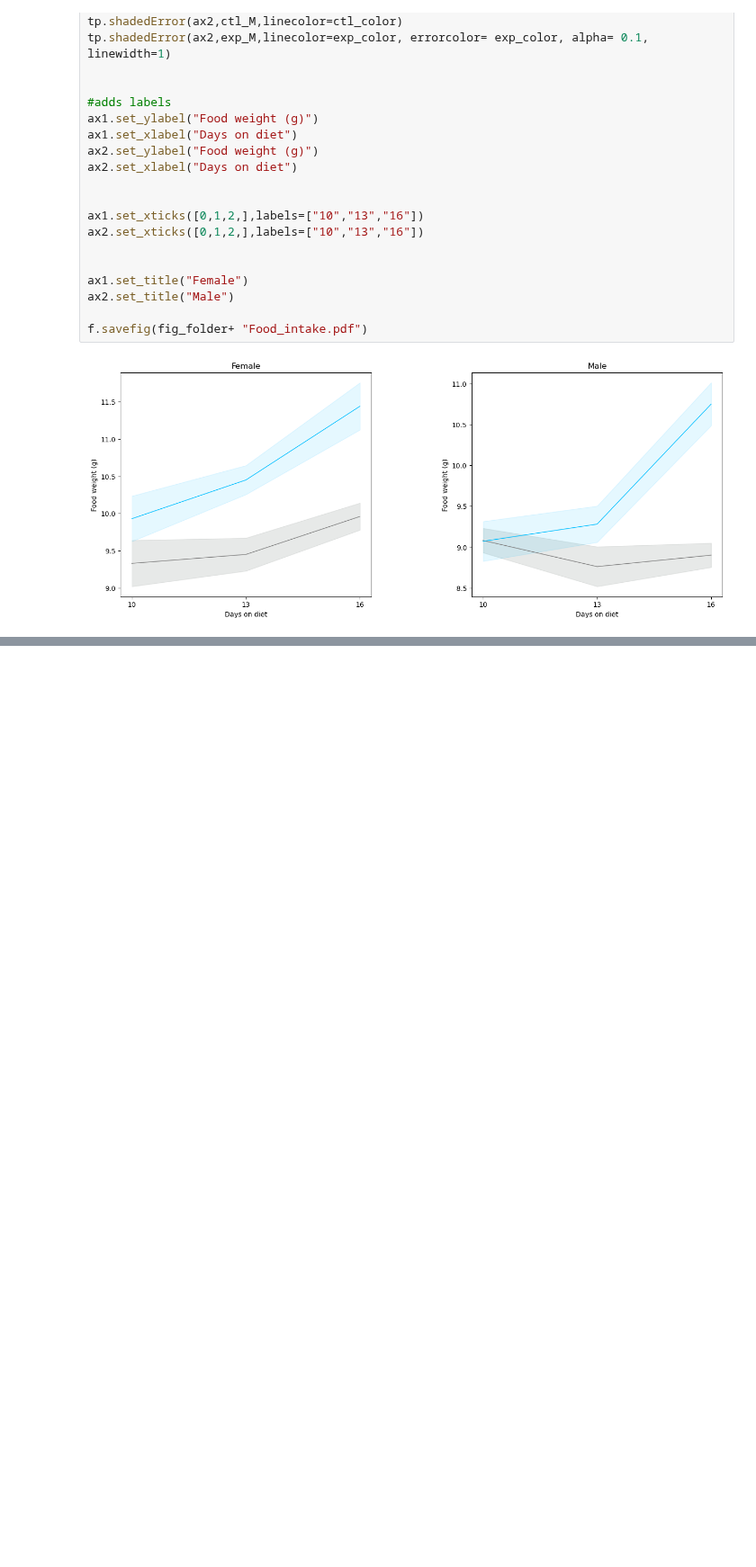
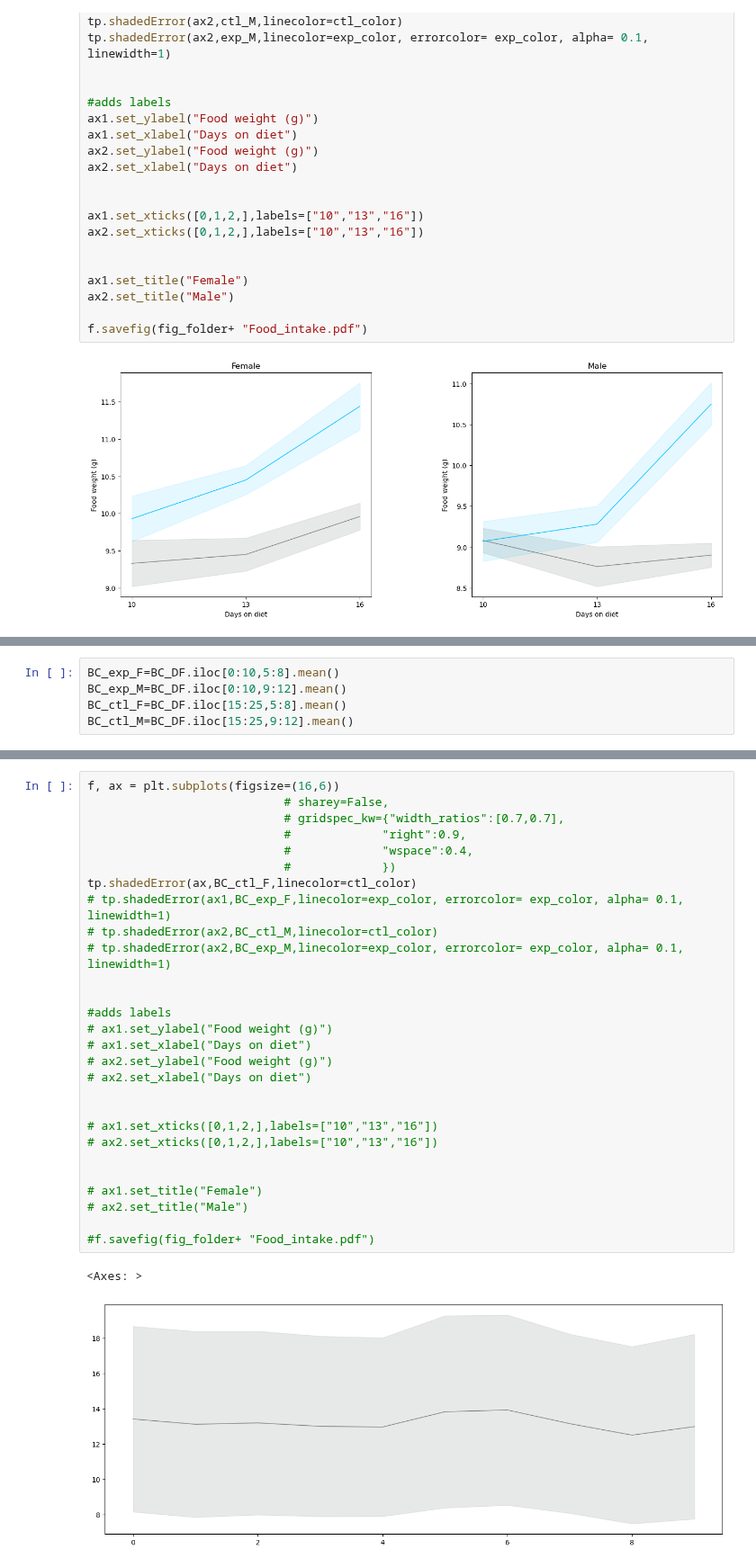
Before and after one commit to Htbibalan/FEDPROFERENCE, a Jupyter notebook: notebooks/FEDXD_READ_DATA.ipynb, the cells around one changed output, grey strips where cells are left out. Shown at 90% size. Cells and saved outputs as stored; diff of their text form; blank space fills up the shorter version.

```diff
--- a/notebooks/FEDXD_READ_DATA.ipynb
+++ b/notebooks/FEDXD_READ_DATA.ipynb
@@ -461,0 +511,5 @@ f.savefig(fig_folder+ "Food_intake.pdf")
+# %%
+BC_exp_F=BC_DF.iloc[0:10,5:8].mean()
+BC_exp_M=BC_DF.iloc[0:10,9:12].mean()
+BC_ctl_F=BC_DF.iloc[15:25,5:8].mean()
+BC_ctl_M=BC_DF.iloc[15:25,9:12].mean()
@@ -461,0 +545,31 @@ f.savefig(fig_folder+ "Food_intake.pdf")
+# %%
+f, ax = plt.subplots(figsize=(16,6))
+                            # sharey=False,
+                            # gridspec_kw={"width_ratios":[0.7,0.7],
+                            #             "right":0.9,
+                            #             "wspace":0.4,
+                            #             })
+tp.shadedError(ax,BC_ctl_F,linecolor=ctl_color)
+# tp.shadedError(ax1,BC_exp_F,linecolor=exp_color, errorcolor= exp_color, alpha= 0.1, linewidth=1)
+# tp.shadedError(ax2,BC_ctl_M,linecolor=ctl_color)
+# tp.shadedError(ax2,BC_exp_M,linecolor=exp_color, errorcolor= exp_color, alpha= 0.1, linewidth=1)
+
+
+#adds labels
+# ax1.set_ylabel("Food weight (g)")
+# ax1.set_xlabel("Days on diet")
+# ax2.set_ylabel("Food weight (g)")
+# ax2.set_xlabel("Days on diet")
+
+
+# ax1.set_xticks([0,1,2,],labels=["10","13","16"])
+# ax2.set_xticks([0,1,2,],labels=["10","13","16"])
+
+
+# ax1.set_title("Female")
+# ax2.set_title("Male")
+
+#f.savefig(fig_folder+ "Food_intake.pdf")
+# %% [output]
+<Axes: >
+[figure, added]
```
Also changed, not shown: parts of 15 cells of this notebook, 2 other files.
